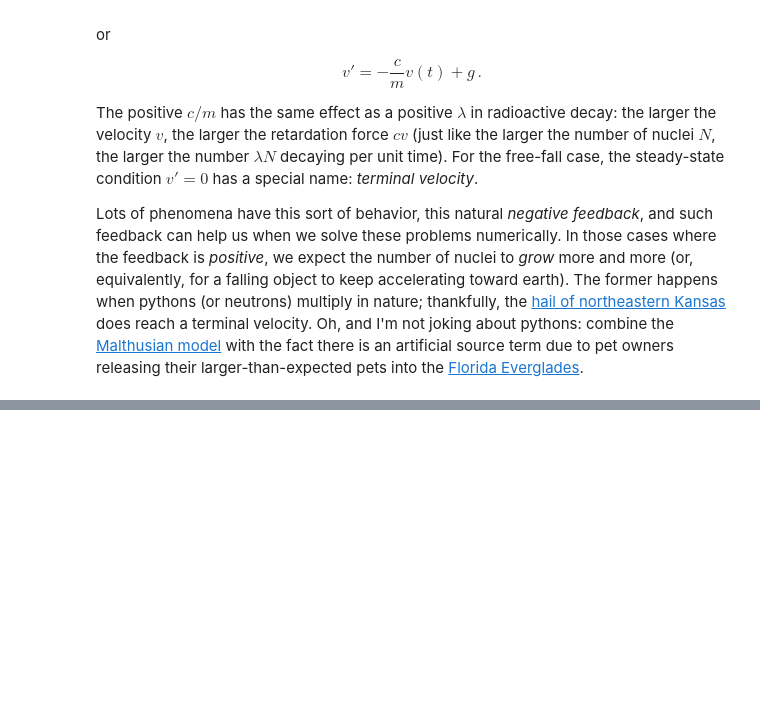
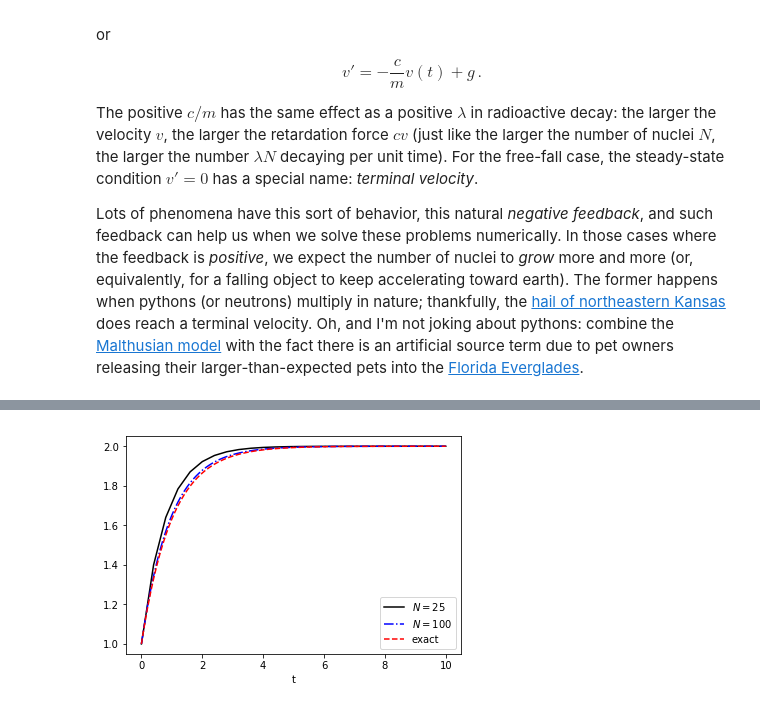
Before and after one commit to robertsj/me400_notes, a Jupyter notebook: source/lectures/EulersMethodForIVPs.ipynb, the cells around one changed output, grey strips where cells are left out. Drawn from its saved outputs; the diff is of its cells as text; code cells hidden in the pictures; blank space fills up the shorter version.

```diff
--- a/source/lectures/EulersMethodForIVPs.ipynb
+++ b/source/lectures/EulersMethodForIVPs.ipynb
@@ -168,0 +424,18 @@ Of course, this is the result some of you might have memorized, but working thro
+# %%
+import numpy as np
+import matplotlib.pyplot as plt
+t25 = np.linspace(0, 10, 26)
+t100 = np.linspace(0, 10, 101)
+y25 = np.zeros(26); y25[0] = 1.0
+y100 = np.zeros(101); y100[0] = 1.0
+for i in range(25):
+    y25[i+1] = (10/25.0)*(2.0 - y25[i]) + y25[i]
+for i in range(100):
+    y100[i+1] = (10/100.0)*(2.0 - y100[i]) + y100[i]
+yexact = 2 - np.exp(-t100)
+plt.plot(t25, y25, 'k-', t100, y100, 'b-.', t100, yexact, 'r--')
+plt.legend(['$N=25$', '$N=100$', 'exact'])
+plt.xlabel('t')
+plt.show()
+# %% [output]
+[figure, added]
```
Also changed, not shown: parts of 15 cells of this notebook.
